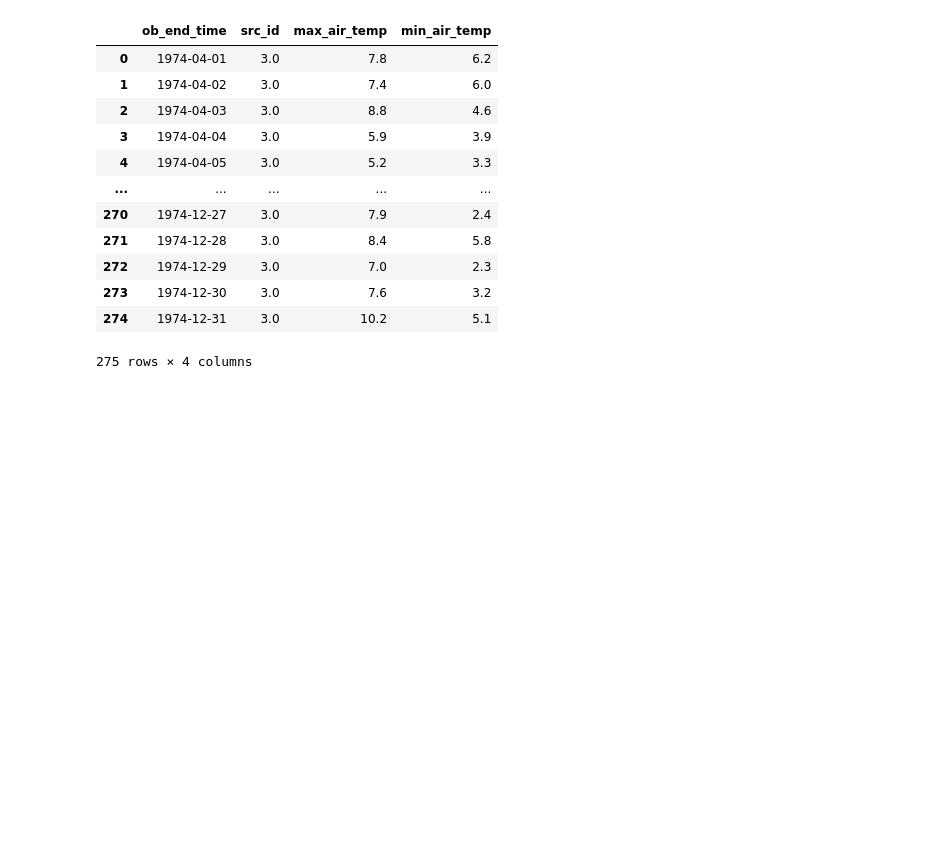
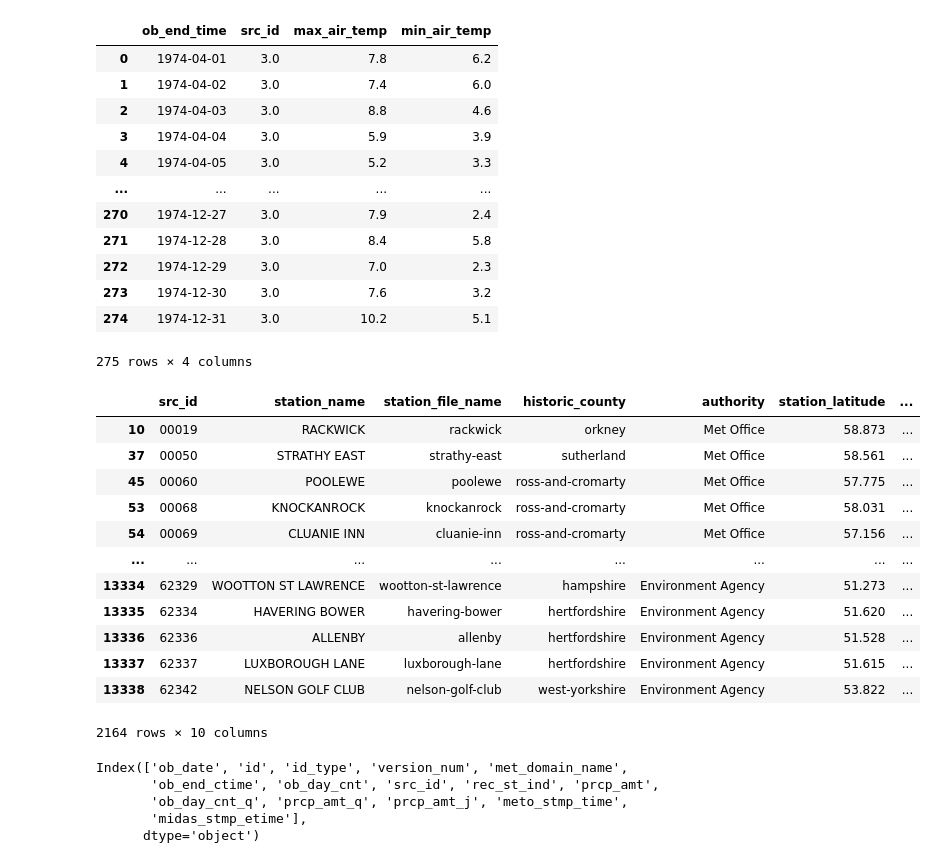
Before and after one commit to shakurahmadd/epoch, a Jupyter notebook: ingestion/ingestion.ipynb, the cells around one changed output. Cells and saved outputs as stored; diff of their text form; code cells hidden in the pictures; blank space fills up the shorter version.

```diff
--- a/ingestion/ingestion.ipynb
+++ b/ingestion/ingestion.ipynb
@@ -163,3 +163,48 @@ data_df_filtered
 | 273 | 1974-12-30 | 3.0 | 7.6 | 3.2 |
 | 274 | 1974-12-31 | 3.0 | 10.2 | 5.1 |
 275 rows × 4 columns
+# %%
+with open("/Users/shakurahmad/PythonProjects/epoch/ingestion/midas-open_uk-daily-rain-obs_dv-202507_station-metadata.csv", 'r') as f:
+    rain_lines = f.readlines()
+
+start_row = None
+for index, line in enumerate(rain_lines):
+    if line.strip() == 'data':
+        start_row = index
+
+rain_df = pd.read_csv("/Users/shakurahmad/PythonProjects/epoch/ingestion/midas-open_uk-daily-rain-obs_dv-202507_station-metadata.csv", skiprows=start_row+1)
+rain_df = rain_df[rain_df['src_id'] != 'end data']
+rain_df = rain_df[(rain_df['first_year'] >= 1960) & (rain_df['last_year'] >= 2024)]
+rain_df
+# %% [output]
+|  | src_id | station_name | station_file_name | historic_county | authority | station_latitude | ... |
+| 10 | 00019 | RACKWICK | rackwick | orkney | Met Office | 58.873 | ... |
+| 37 | 00050 | STRATHY EAST | strathy-east | sutherland | Met Office | 58.561 | ... |
+| 45 | 00060 | POOLEWE | poolewe | ross-and-cromarty | Met Office | 57.775 | ... |
+| 53 | 00068 | KNOCKANROCK | knockanrock | ross-and-cromarty | Met Office | 58.031 | ... |
+| 54 | 00069 | CLUANIE INN | cluanie-inn | ross-and-cromarty | Met Office | 57.156 | ... |
+| ... | ... | ... | ... | ... | ... | ... | ... |
+| 13334 | 62329 | WOOTTON ST LAWRENCE | wootton-st-lawrence | hampshire | Environment Agency | 51.273 | ... |
+| 13335 | 62334 | HAVERING BOWER | havering-bower | hertfordshire | Environment Agency | 51.620 | ... |
+| 13336 | 62336 | ALLENBY | allenby | hertfordshire | Environment Agency | 51.528 | ... |
+| 13337 | 62337 | LUXBOROUGH LANE | luxborough-lane | hertfordshire | Environment Agency | 51.615 | ... |
+| 13338 | 62342 | NELSON GOLF CLUB | nelson-golf-club | west-yorkshire | Environment Agency | 53.822 | ... |
+2164 rows × 10 columns
+# %%
+with open("/Users/shakurahmad/Downloads/midas-open_uk-daily-rain-obs_dv-202507_aberdeenshire_00144_corgarff-castle-lodge_qcv-1_1972.csv", 'r') as f:
+    rain_ab_lines = f.readlines()
+
+start_row = None
+for index, line in enumerate(rain_ab_lines):
+    if line.strip() == 'data':
+        start_row = index
+
+rain_ab_df = pd.read_csv("/Users/shakurahmad/Downloads/midas-open_uk-daily-rain-obs_dv-202507_aberdeenshire_00144_corgarff-castle-lodge_qcv-1_1972.csv", skiprows=start_row+1)
+rain_ab_df = rain_ab_df[rain_ab_df['src_id'] != 'end data']
+rain_ab_df.columns
+# %% [output]
+Index(['ob_date', 'id', 'id_type', 'version_num', 'met_domain_name',
+       'ob_end_ctime', 'ob_day_cnt', 'src_id', 'rec_st_ind', 'prcp_amt',
+       'ob_day_cnt_q', 'prcp_amt_q', 'prcp_amt_j', 'meto_stmp_time',
+       'midas_stmp_etime'],
+      dtype='object')
```
Also changed, not shown: 4 other files.
